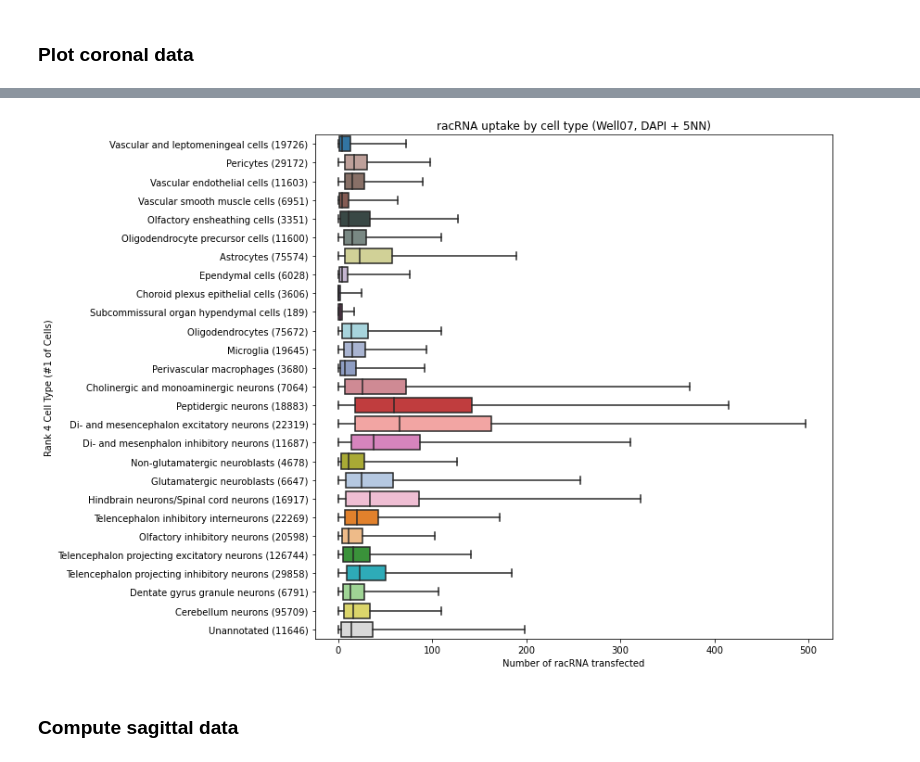
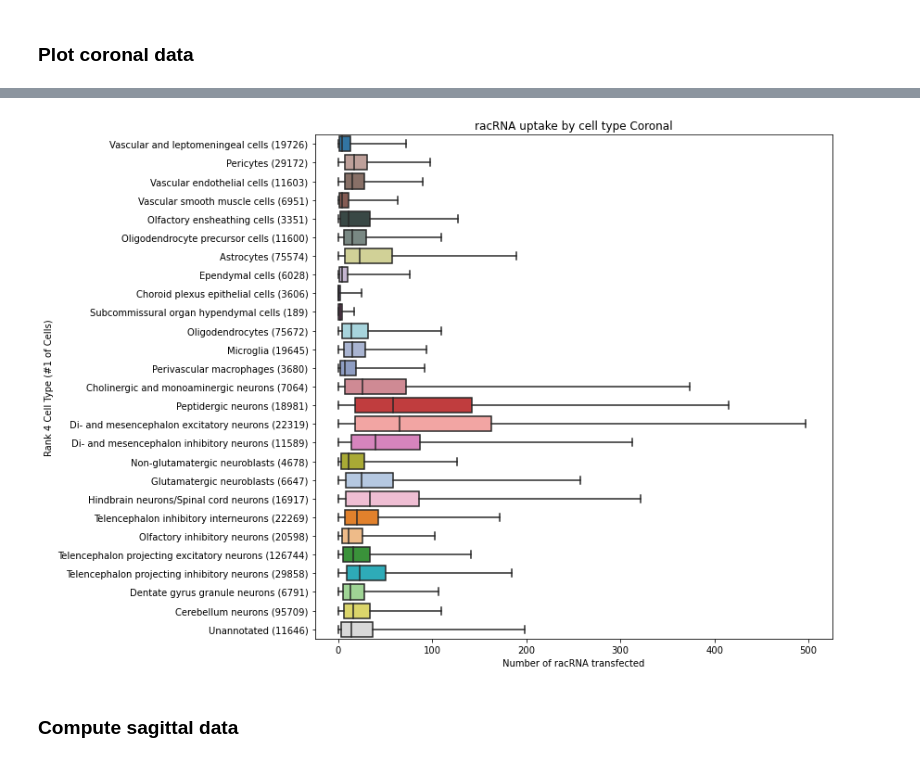
Before and after one commit to wanglab-broad/mCNS-atlas, a Jupyter notebook: RNA_barcode_analysis/2.Figure_generation.ipynb, the cells around one changed output, grey strips where cells are left out. Cells and saved outputs as stored; diff of their text form; code cells hidden in the pictures.

```diff
--- a/RNA_barcode_analysis/2.Figure_generation.ipynb
+++ b/RNA_barcode_analysis/2.Figure_generation.ipynb
@@ -101,7 +61,3 @@ finished processing data for Sagittal3
-# %%
-tissue['racRNA count'] = tissue.apply(
-    lambda row : data.get(row['sample'], {}).get(row['orginindex'], 0), axis=1
-)
 # %%
 coronals = tissue.query('sample != "sagittal1" and sample != "sagittal2" and sample != "sagittal3"').reset_index()
 sagittals = tissue.query('sample == "sagittal1" or sample == "sagittal2" or sample == "sagittal3"').reset_index()
@@ -121,7 +77,7 @@ ct_data = {}
 for _, row in coronals.iterrows():
     if row[group_key] not in ct_data.keys():
         ct_data[row[group_key]] = []
-    ct_data[row[group_key]].append(row['racRNA count'])
+    ct_data[row[group_key]].append(row['racRNA_count_coronal'])
 # %%
 to_df_coronal = {
     group_key: [],
@@ -158,5 +112,3 @@ df_coronal.to_csv('coronal_dapi_figure_data.csv')
-# %%
-df_coronal=pd.read_csv('coronal_dapi_figure_data.csv',index_col=0)
 # %% [markdown]
 ### Plot coronal data
 # %%
@@ -196,3 +148,9 @@ plot_df = pd.DataFrame(to_plot_df)
 plot_df['xlog'] = plot_df.apply(
     lambda row : log(1 + row['x']) if row['x'] >= 0 else -100, axis=1
 )
+# %%
+list_all=[]
+for i in plot_df['y']:
+    if i not in list_all:
+        list_all.append(i)
+        print(i)
@@ -199,20 +175,20 @@ plot_df['xlog'] = plot_df.apply(
 # %%
 plt.figure(figsize=(10,10))
 ax = sns.boxplot(y='y', x='x', data=plot_df, showfliers=True, orient='h', palette=cp, whis=100)
 if group_key == 'Rank5_Symbol':
     xtick_base = [0, 200, 400, 600, 800, 1000, 1200]
 else:
     xtick_base = [0, 100, 200, 300, 400, 500]
 xticks = xtick_base
 ax.set(xticks=xticks)
 ax.set(xticklabels=[str(i) for i in xtick_base])
-plt.title(title + "(Well07, DAPI + 5NN)")
+plt.title(title + "Coronal")
 plt.xlim(left=-25, right=25 + xtick_base[-1])
 plt.ylabel(ct_label)
 plt.xlabel("Number of racRNA transfected")
-plt.savefig(f"plot//coronal_Rank4_Refine.png", bbox_inches="tight",dpi=300)
+plt.savefig(f"plot2//coronal_Rank4_Refine.png", bbox_inches="tight",dpi=300)
 # %% [output]
-[figure, old version]
+[figure, new version]
 # %% [markdown]
 ### Compute sagittal data
 # %%
```
Also changed, not shown: parts of 9 cells of this notebook, 2 other files.
